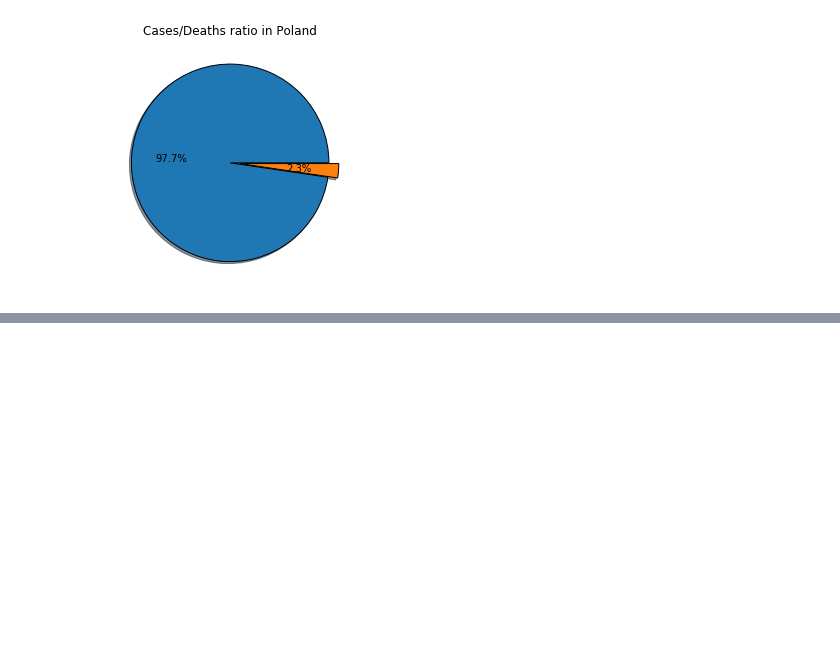
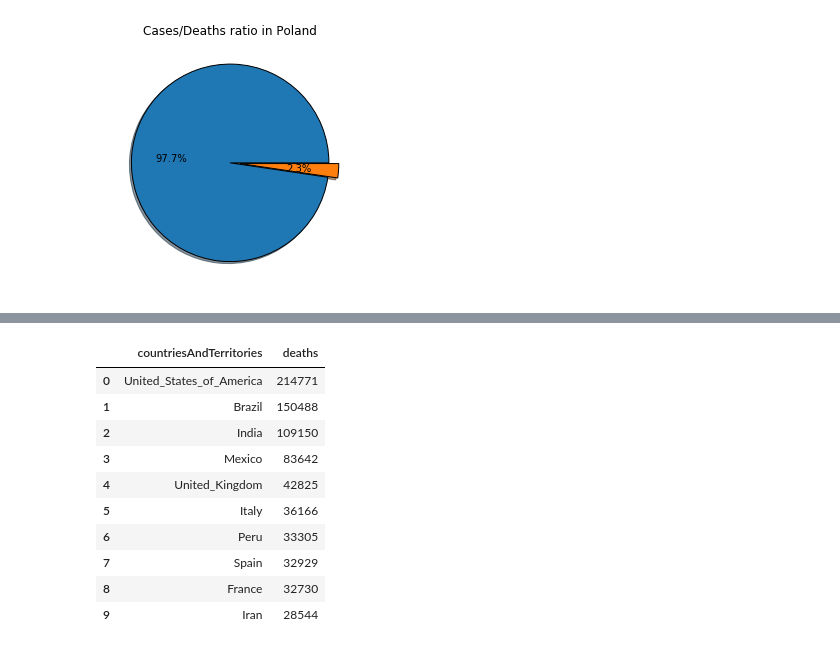
Before and after one commit to Remek953/Covid19---Charts, a Jupyter notebook: Moj Projekt.ipynb, the cells around one changed output, grey strips where cells are left out. Drawn from its saved outputs; the diff is of its cells as text; code cells hidden in the pictures; blank space fills up the shorter version.

```diff
--- a/Moj Projekt.ipynb
+++ b/Moj Projekt.ipynb
@@ -82,0 +185,16 @@ plt.show()
+# %%
+country_grp["deaths"].sum().nlargest(10).reset_index()
+
+#country_grp['ConvertedComp'].median().loc['Poland'] !!!! loc
+# %% [output]
+|  | countriesAndTerritories | deaths |
+| 0 | United_States_of_America | 214771 |
+| 1 | Brazil | 150488 |
+| 2 | India | 109150 |
+| 3 | Mexico | 83642 |
+| 4 | United_Kingdom | 42825 |
+| 5 | Italy | 36166 |
+| 6 | Peru | 33305 |
+| 7 | Spain | 32929 |
+| 8 | France | 32730 |
+| 9 | Iran | 28544 |
```
Also changed, not shown: parts of 15 cells of this notebook, 6 other files.
